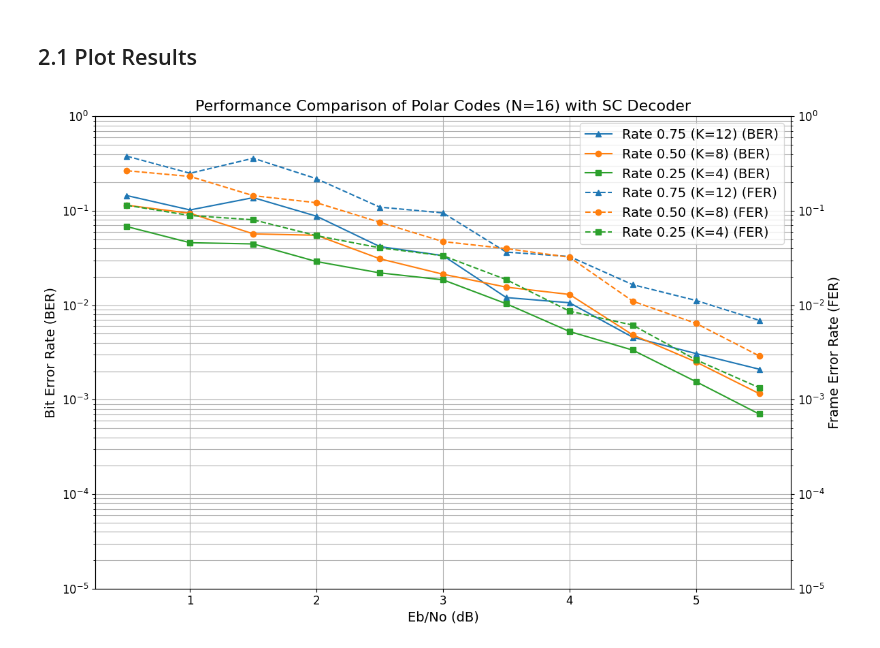
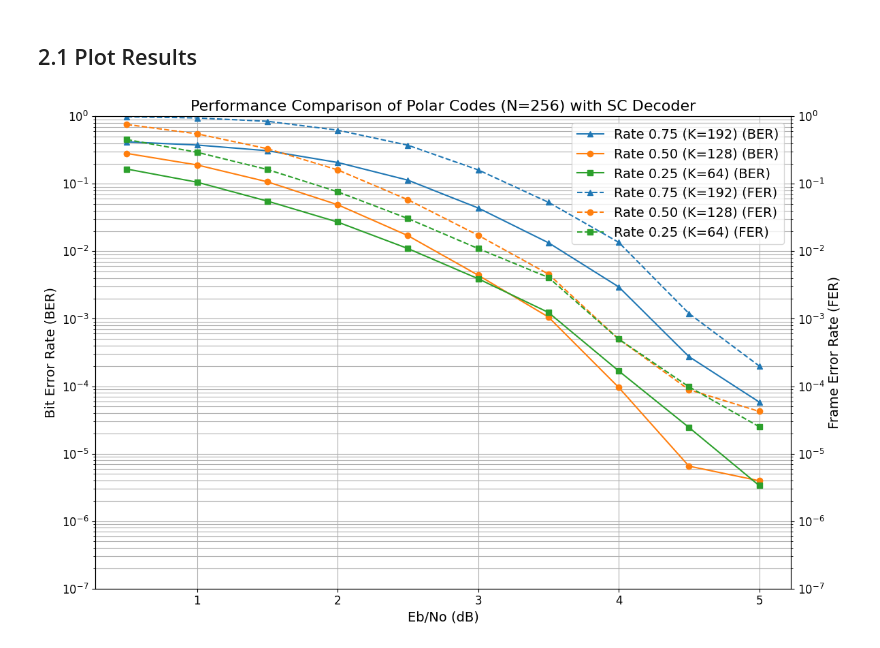
Before and after one commit to sbarai927/AAC_Polar_Codes, a Jupyter notebook: Polarcode_Simulation.ipynb, the cells around one changed output. Saved outputs shown, nothing was run; the diff lists cells and outputs as text; code cells hidden in the pictures.

Commit message:
SNR Range 0.5 to 5.0

```diff
--- a/Polarcode_Simulation.ipynb
+++ b/Polarcode_Simulation.ipynb
@@ -8,7 +8,7 @@ from joblib import Parallel, delayed
 from tqdm import tqdm
 import random
 
-parallel = False  # Set to False to run tasks sequentially
+parallel = True  # Set to False to run tasks sequentially
 SEED = 42
 
 np.random.seed(SEED)
@@ -221,7 +221,7 @@ def polar_sc_decode(received_llrs, N, n, is_frozen):
 # %% [markdown]
 ## 1.5 Simulation Function
 # %%
-def run_simulation(N, K, EbNodB, target_errors=100):
+def run_simulation(N, K, EbNodB, target_errors=100, min_blocks=10000):
     """
     Runs a single simulation for given polar code parameters.
     This function utilizes the new, separate decoder function 'polar_sc_decode'.
@@ -260,7 +260,8 @@ def run_simulation(N, K, EbNodB, target_errors=100):
     blk_count = 0  # Total number of simulated blocks.
 
     # Continue simulation until target errors or maximum blocks are reached.
-    while Nbiterrs < target_errors:
+    while Nbiterrs < target_errors or blk_count < min_blocks:
+        print(f"N = {N}, K = {K}, EbNo = {EbNodB} dB is running... Block Count = {blk_count}, Bit Errors = {Nbiterrs}, Block Errors = {Nblkerrs}", end='\r')
         blk_count += 1
 
         # 1. Generate and Encode
@@ -288,6 +289,7 @@ def run_simulation(N, K, EbNodB, target_errors=100):
         Nerrs = np.sum(msg != msg_cap)
         if Nerrs > 0:
             Nbiterrs += Nerrs
+
             Nblkerrs += 1
 
     # Calculate Bit Error Rate (BER) and Frame Error Rate (FER).
@@ -295,6 +297,7 @@ def run_simulation(N, K, EbNodB, target_errors=100):
     BER = Nbiterrs / (K * blk_count) if blk_count > 0 else 0
     FER = Nblkerrs / blk_count if blk_count > 0 else 0
 
+    print(f"Errors: {Nbiterrs} in N = {N}, K = {K}, EbNo = {EbNodB} dB, Block Count = {blk_count}")
     return BER, FER, blk_count, Nbiterrs, Nblkerrs
 # %% [markdown]
 # 2. Run Simulation
@@ -311,14 +314,14 @@ sim_configs = {
     #    # Configurations for N=512
     #    "Rate 0.75 (K=384)": {"K": 384, "marker": "^-"},
     #    "Rate 0.50 (K=256)": {"K": 256, "marker": "o-"},
-    #    "Rate 0.25 (K=128)": {"K": 128, "marker": "s-"}
+    #   "Rate 0.25 (K=128)": {"K": 128, "marker": "s-"}
     #},
-    #256: {
-    #    # Configurations for N=256
-    #    "Rate 0.75 (K=192)": {"K": 192, "marker": "^-"},
-    #    "Rate 0.50 (K=128)": {"K": 128, "marker": "o-"},
-    #    "Rate 0.25 (K=64)":  {"K": 64, "marker": "s-"}
-    #},
+    256: {
+        # Configurations for N=256
+        "Rate 0.75 (K=192)": {"K": 192, "marker": "^-"},
+        "Rate 0.50 (K=128)": {"K": 128, "marker": "o-"},
+        "Rate 0.25 (K=64)":  {"K": 64, "marker": "s-"}
+    },
     #128: {
     #    # Configurations for N=128
     #    "Rate 0.75 (K=96)": {"K": 96, "marker": "^-"},
@@ -326,7 +329,7 @@ sim_configs = {
     #    "Rate 0.25 (K=32)": {"K": 32, "marker": "s-"}
     #},
     #64: {
-    #    # Configurations for N=64
+    #   # Configurations for N=64
     #    "Rate 0.75 (K=48)": {"K": 48, "marker": "^-"},
     #    "Rate 0.50 (K=32)": {"K": 32, "marker": "o-"},
     #    "Rate 0.25 (K=16)": {"K": 16, "marker": "s-"}
@@ -337,16 +340,16 @@ sim_configs = {
     #    "Rate 0.50 (K=16)": {"K": 16, "marker": "o-"},
     #    "Rate 0.25 (K=8)":  {"K": 8, "marker": "s-"}
     #},
-    16: {
-        # Configurations for N=16
-        "Rate 0.75 (K=12)": {"K": 12, "marker": "^-"},
-        "Rate 0.50 (K=8)": {"K": 8, "marker": "o-"},
-        "Rate 0.25 (K=4)":  {"K": 4, "marker": "s-"}
-    }
+    #16: {
+    #    # Configurations for N=16
+    #    "Rate 0.75 (K=12)": {"K": 12, "marker": "^-"},
+    #    "Rate 0.50 (K=8)": {"K": 8, "marker": "o-"},
+    #    "Rate 0.25 (K=4)":  {"K": 4, "marker": "s-"}
+    #}
 }
 
 # Eb/No range for the X-axis in dB
-ebno_db_range = np.arange(0.5, 6.0, 0.5)
+ebno_db_range = np.arange(0.5, 5.5, 0.5)
 
 # Collect all simulation tasks in a list
 tasks = []
@@ -512,33 +473,33 @@ for N, results_for_N in all_results.items():
         fer_marker_style = marker_style.replace('-', '--') if '-' in marker_style else marker_style + '--'
         ax2.semilogy(ebno_db_range, results["fer"], fer_marker_style, color=color, label=f'{config_name} (FER)')
 
     # Title and X-axis (shared)
     ax1.set_title(f'Performance Comparison of Polar Codes (N={N}) with SC Decoder', fontsize=16)
     ax1.set_xlabel('Eb/No (dB)', fontsize=14)
 
     # Configuration of the primary Y-axis (BER)
     ax1.set_ylabel('Bit Error Rate (BER)', fontsize=14)
-    ax1.set_ylim(1e-5, 1.0) # Adjust as needed for better visibility
+    ax1.set_ylim(1e-7, 1.0) # Adjust as needed for better visibility
 
     # Configuration of the secondary Y-axis (FER)
     ax2.set_ylabel('Frame Error Rate (FER)', fontsize=14)
-    ax2.set_ylim(1e-5, 1.0) # Adjust as needed for better visibility
+    ax2.set_ylim(1e-7, 1.0) # Adjust as needed for better visibility
 
     # Grid
     ax1.grid(True, which='both')
 
     ax1.tick_params(axis='x', labelsize=12) # X-Achsen-Zahlen
     ax1.tick_params(axis='y', labelsize=12) # Linke Y-Achsen-Zahlen
     ax2.tick_params(axis='y', labelsize=12)
 
     # Create combined legend for both axes
     lines, labels = ax1.get_legend_handles_labels()
     lines2, labels2 = ax2.get_legend_handles_labels()
     ax1.legend(lines + lines2, labels + labels2, loc='best', fontsize=14)
 
     # Optimize layout and display the plot
     fig.tight_layout()
     plt.savefig(f'plots/polar_codes_N{N}_BER_FER.png') # Saves the plot as an image
     plt.show()
 # %% [output]
-[figure, old version]
+[figure, new version]
```
Also changed, not shown: parts of 1 cell of this notebook, 5 other files.
